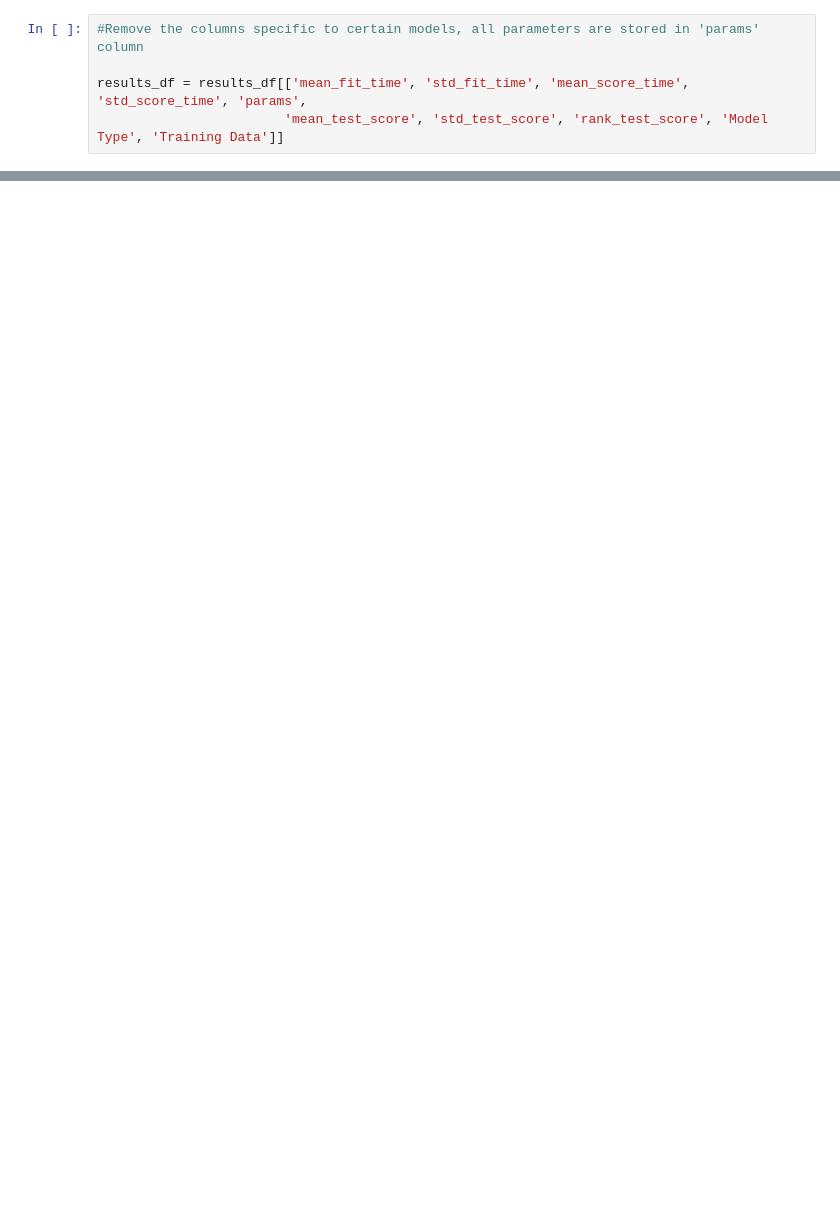
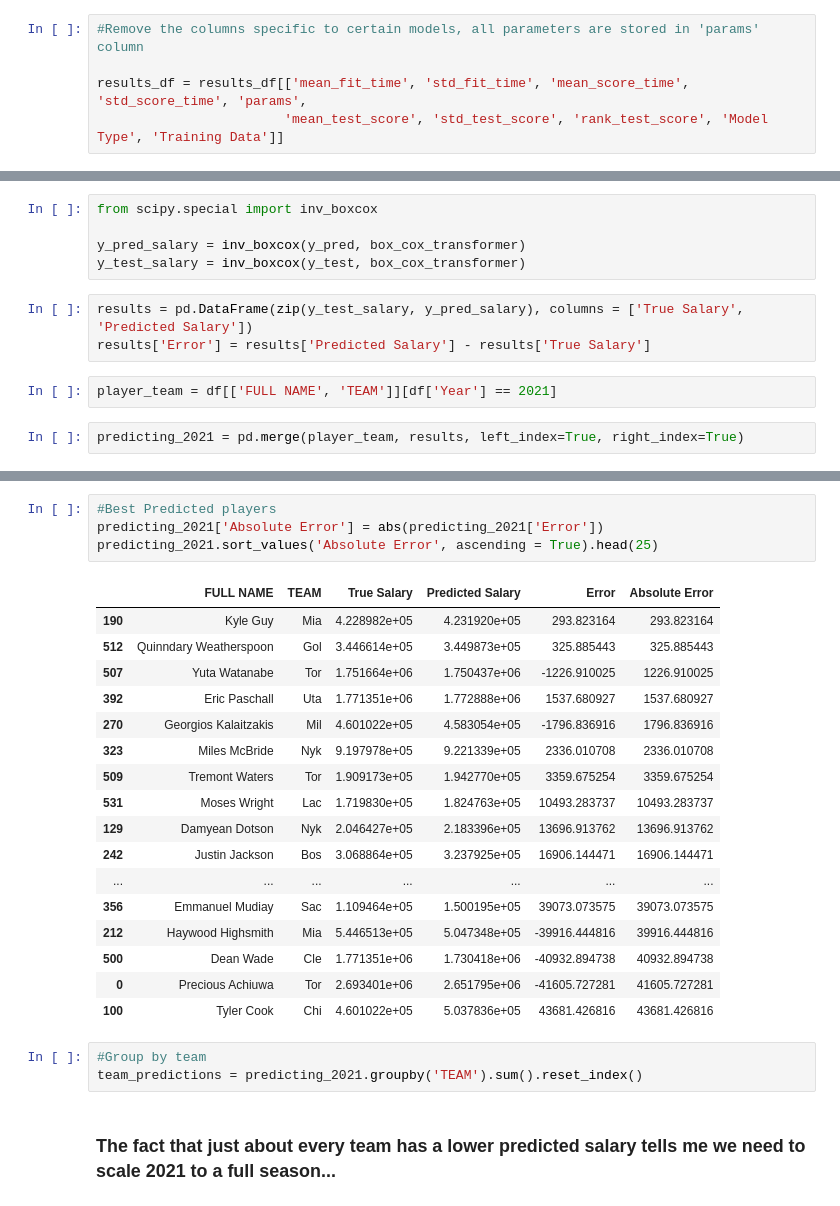
Before and after one commit to davekacz/NBA_Salary_Prediction, a Jupyter notebook: review_results.ipynb, the cells around one changed output, grey strips where cells are left out. Cells and saved outputs as stored; diff of their text form; blank space fills up the shorter version.

```diff
--- a/review_results.ipynb
+++ b/review_results.ipynb
@@ -43,0 +131,12 @@ rand_forest = RandomForestRegressor(best_params)
+# %%
+from scipy.special import inv_boxcox
+
+y_pred_salary = inv_boxcox(y_pred, box_cox_transformer)
+y_test_salary = inv_boxcox(y_test, box_cox_transformer)
+# %%
+results = pd.DataFrame(zip(y_test_salary, y_pred_salary), columns = ['True Salary', 'Predicted Salary'])
+results['Error'] = results['Predicted Salary'] - results['True Salary']
+# %%
+player_team = df[['FULL NAME', 'TEAM']][df['Year'] == 2021]
+# %%
+predicting_2021 = pd.merge(player_team, results, left_index=True, right_index=True)
@@ -43,0 +201,27 @@ rand_forest = RandomForestRegressor(best_params)
+# %%
+#Best Predicted players
+predicting_2021['Absolute Error'] = abs(predicting_2021['Error'])
+predicting_2021.sort_values('Absolute Error', ascending = True).head(25)
+# %% [output]
+|  | FULL NAME | TEAM | True Salary | Predicted Salary | Error | Absolute Error |
+| 190 | Kyle Guy | Mia | 4.228982e+05 | 4.231920e+05 | 293.823164 | 293.823164 |
+| 512 | Quinndary Weatherspoon | Gol | 3.446614e+05 | 3.449873e+05 | 325.885443 | 325.885443 |
+| 507 | Yuta Watanabe | Tor | 1.751664e+06 | 1.750437e+06 | -1226.910025 | 1226.910025 |
+| 392 | Eric Paschall | Uta | 1.771351e+06 | 1.772888e+06 | 1537.680927 | 1537.680927 |
+| 270 | Georgios Kalaitzakis | Mil | 4.601022e+05 | 4.583054e+05 | -1796.836916 | 1796.836916 |
+| 323 | Miles McBride | Nyk | 9.197978e+05 | 9.221339e+05 | 2336.010708 | 2336.010708 |
+| 509 | Tremont Waters | Tor | 1.909173e+05 | 1.942770e+05 | 3359.675254 | 3359.675254 |
+| 531 | Moses Wright | Lac | 1.719830e+05 | 1.824763e+05 | 10493.283737 | 10493.283737 |
+| 129 | Damyean Dotson | Nyk | 2.046427e+05 | 2.183396e+05 | 13696.913762 | 13696.913762 |
+| 242 | Justin Jackson | Bos | 3.068864e+05 | 3.237925e+05 | 16906.144471 | 16906.144471 |
+| ... | ... | ... | ... | ... | ... | ... |
+| 356 | Emmanuel Mudiay | Sac | 1.109464e+05 | 1.500195e+05 | 39073.073575 | 39073.073575 |
+| 212 | Haywood Highsmith | Mia | 5.446513e+05 | 5.047348e+05 | -39916.444816 | 39916.444816 |
+| 500 | Dean Wade | Cle | 1.771351e+06 | 1.730418e+06 | -40932.894738 | 40932.894738 |
+| 0 | Precious Achiuwa | Tor | 2.693401e+06 | 2.651795e+06 | -41605.727281 | 41605.727281 |
+| 100 | Tyler Cook | Chi | 4.601022e+05 | 5.037836e+05 | 43681.426816 | 43681.426816 |
+# %%
+#Group by team
+team_predictions = predicting_2021.groupby('TEAM').sum().reset_index()
+# %% [markdown]
+### The fact that just about every team has a lower predicted salary tells me we need to scale 2021 to a full season...
```
Also changed, not shown: parts of 21 cells of this notebook, 10 other files.
